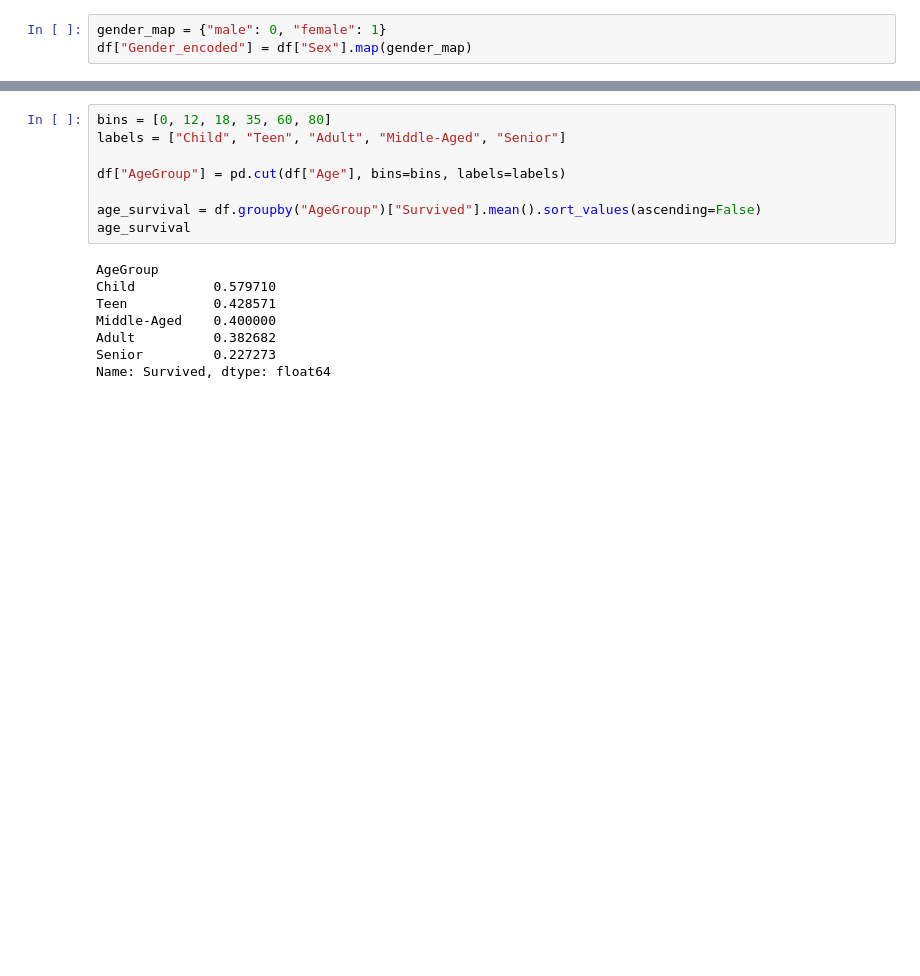
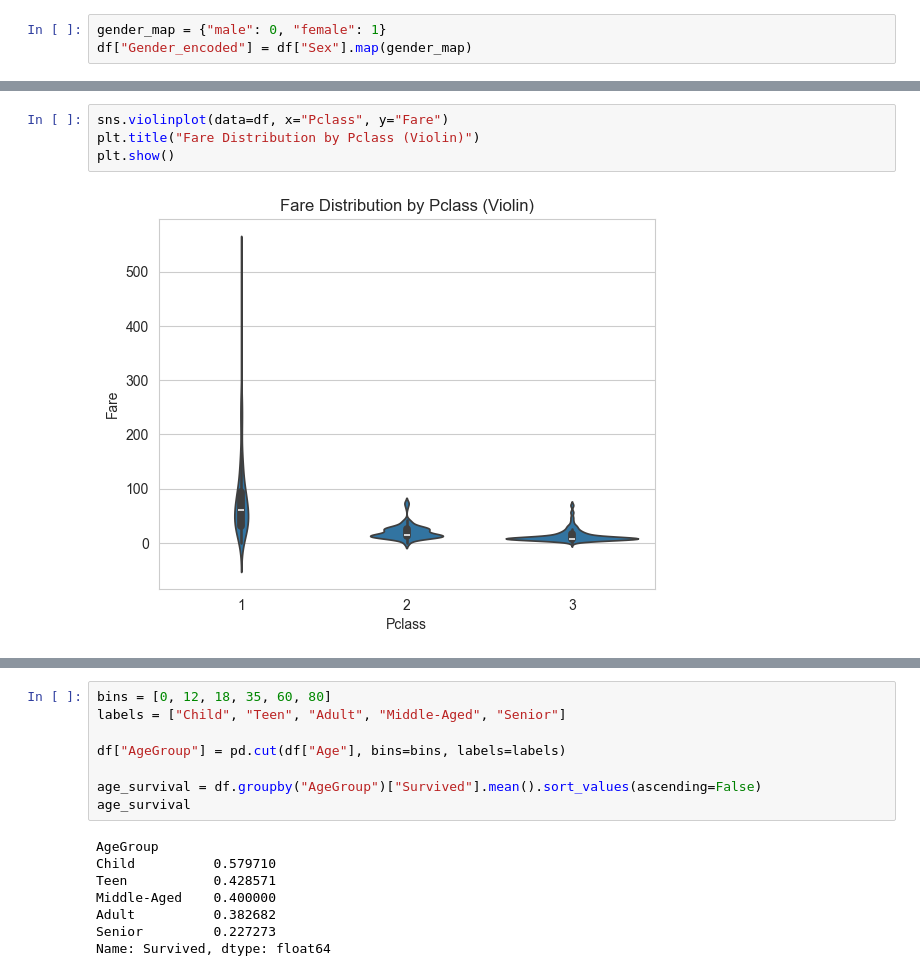
Before and after one commit to DavidLjungqvist/Solutions, a Jupyter notebook: 80_machinelearning/titanic_data_visualize.ipynb, the cells around one changed output, grey strips where cells are left out. Cells and saved outputs as stored; diff of their text form; blank space fills up the shorter version.

```diff
--- a/80_machinelearning/titanic_data_visualize.ipynb
+++ b/80_machinelearning/titanic_data_visualize.ipynb
@@ -171,0 +190,6 @@ df["Gender_encoded"] = df["Sex"].map(gender_map)
+# %%
+sns.violinplot(data=df, x="Pclass", y="Fare")
+plt.title("Fare Distribution by Pclass (Violin)")
+plt.show()
+# %% [output]
+[figure, added]
```
Also changed, not shown: parts of 9 cells of this notebook, 1 other file.
